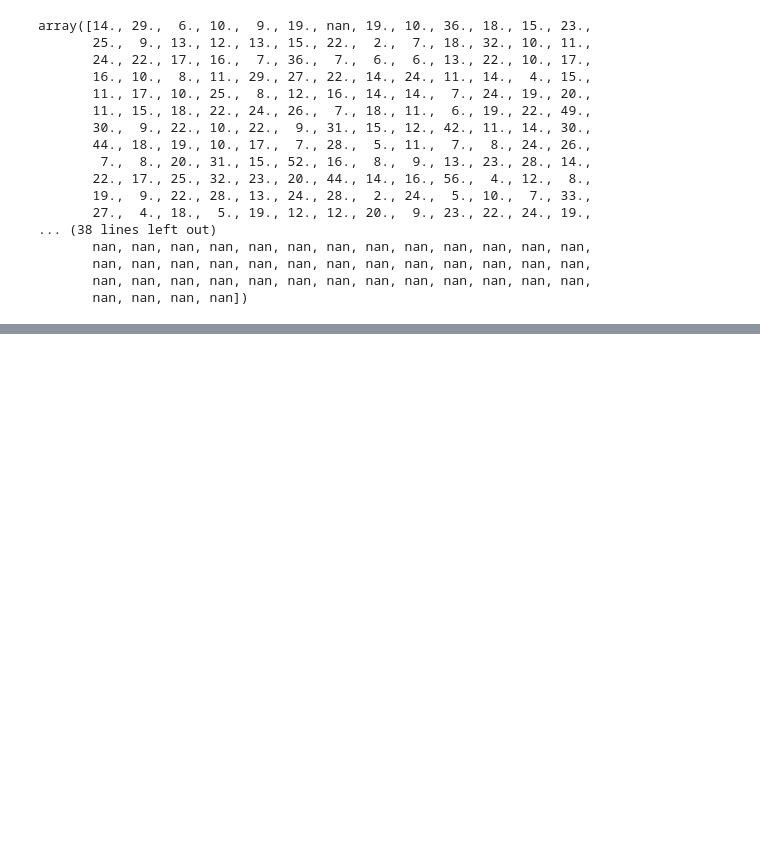
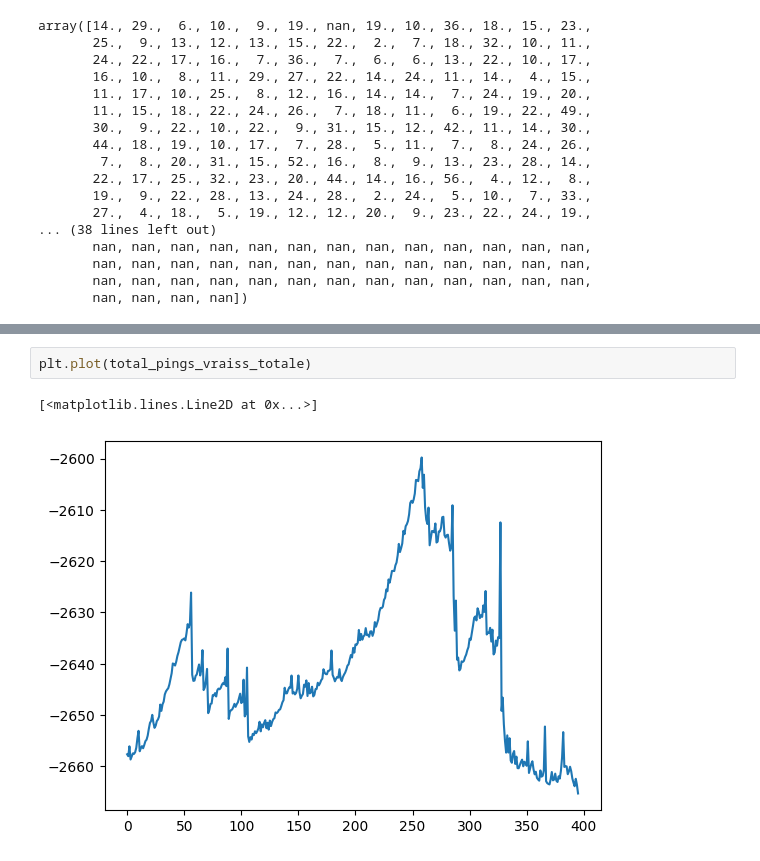
Before and after one commit to TheBigBlase/lolStreakAnalyser, a Jupyter notebook: src/DataAnalysisNotebook.ipynb, the cells around one changed output, grey strips where cells are left out. Saved outputs shown, nothing was run; the diff lists cells and outputs as text; blank space fills up the shorter version.

```diff
--- a/src/DataAnalysisNotebook.ipynb
+++ b/src/DataAnalysisNotebook.ipynb
@@ -109,0 +169,5 @@ array([14., 29.,  6., 10.,  9., 19., nan, 19., 10., 36., 18., 15., 23.,
+# %%
+plt.plot(total_pings_vraiss_totale)
+# %% [output]
+[<matplotlib.lines.Line2D at 0x...>]
+[figure, added]
```
Also changed, not shown: parts of 19 cells of this notebook.
